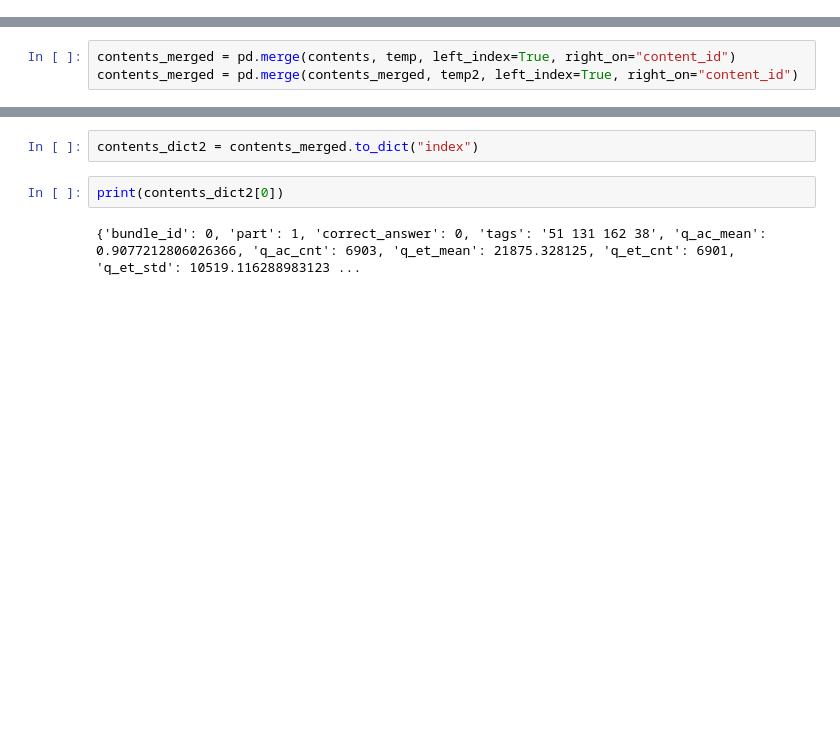
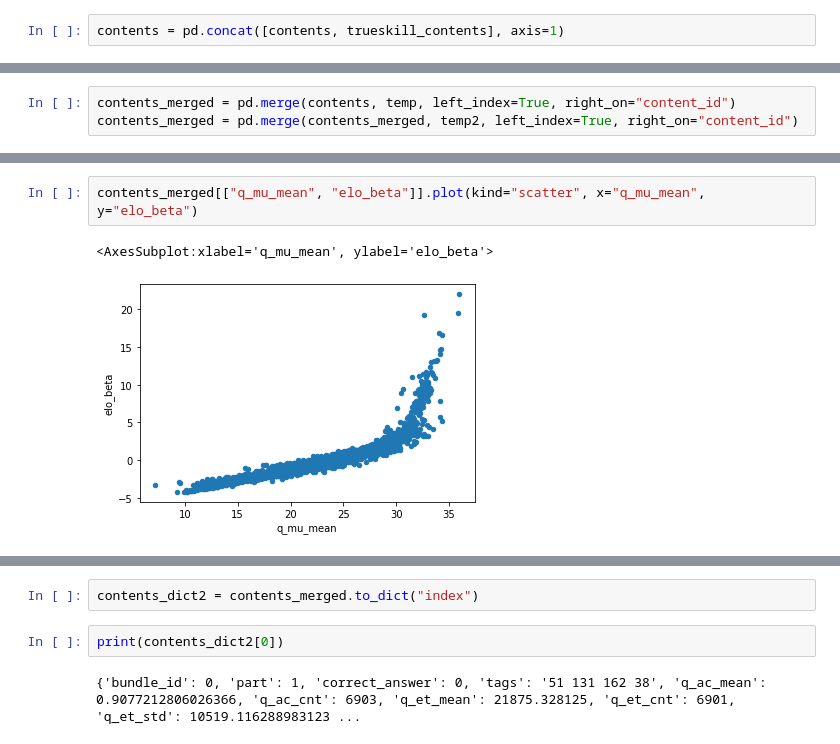
Before and after one commit to backonhighway/gm_riiid, a Jupyter notebook: rate-exp2.ipynb, the cells around one changed output, grey strips where cells are left out. Cells and saved outputs as stored; diff of their text form; blank space fills up the shorter version.

```diff
--- a/rate-exp2.ipynb
+++ b/rate-exp2.ipynb
@@ -871,0 +892,2 @@ for k, v in q_rate.items():
+# %%
+contents = pd.concat([contents, trueskill_contents], axis=1)
@@ -922,0 +968,5 @@ contents_merged.head(2)
+# %%
+contents_merged[["q_mu_mean", "elo_beta"]].plot(kind="scatter", x="q_mu_mean", y="elo_beta")
+# %% [output]
+<AxesSubplot:xlabel='q_mu_mean', ylabel='elo_beta'>
+[figure, added]
```
Also changed, not shown: parts of 35 cells of this notebook, 3 other files.
